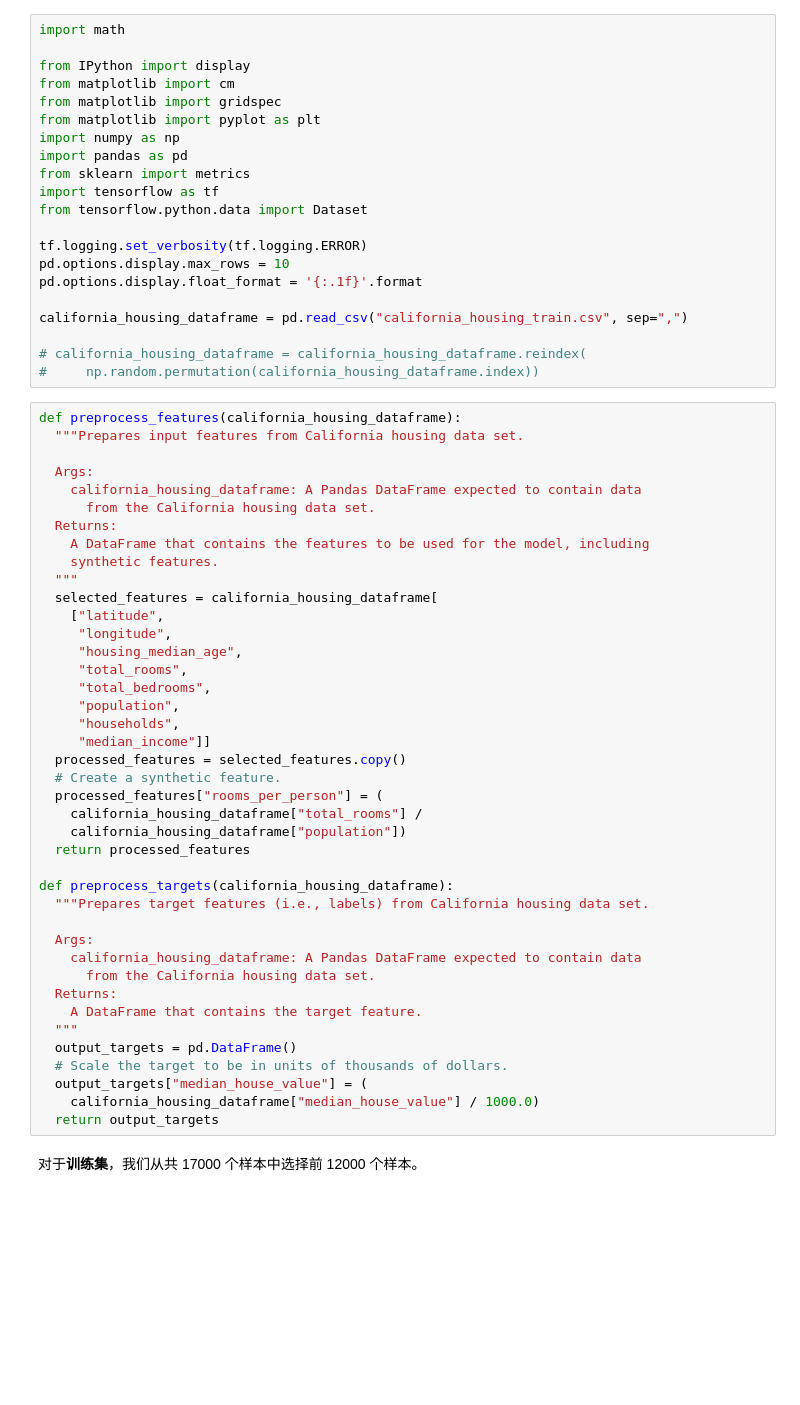
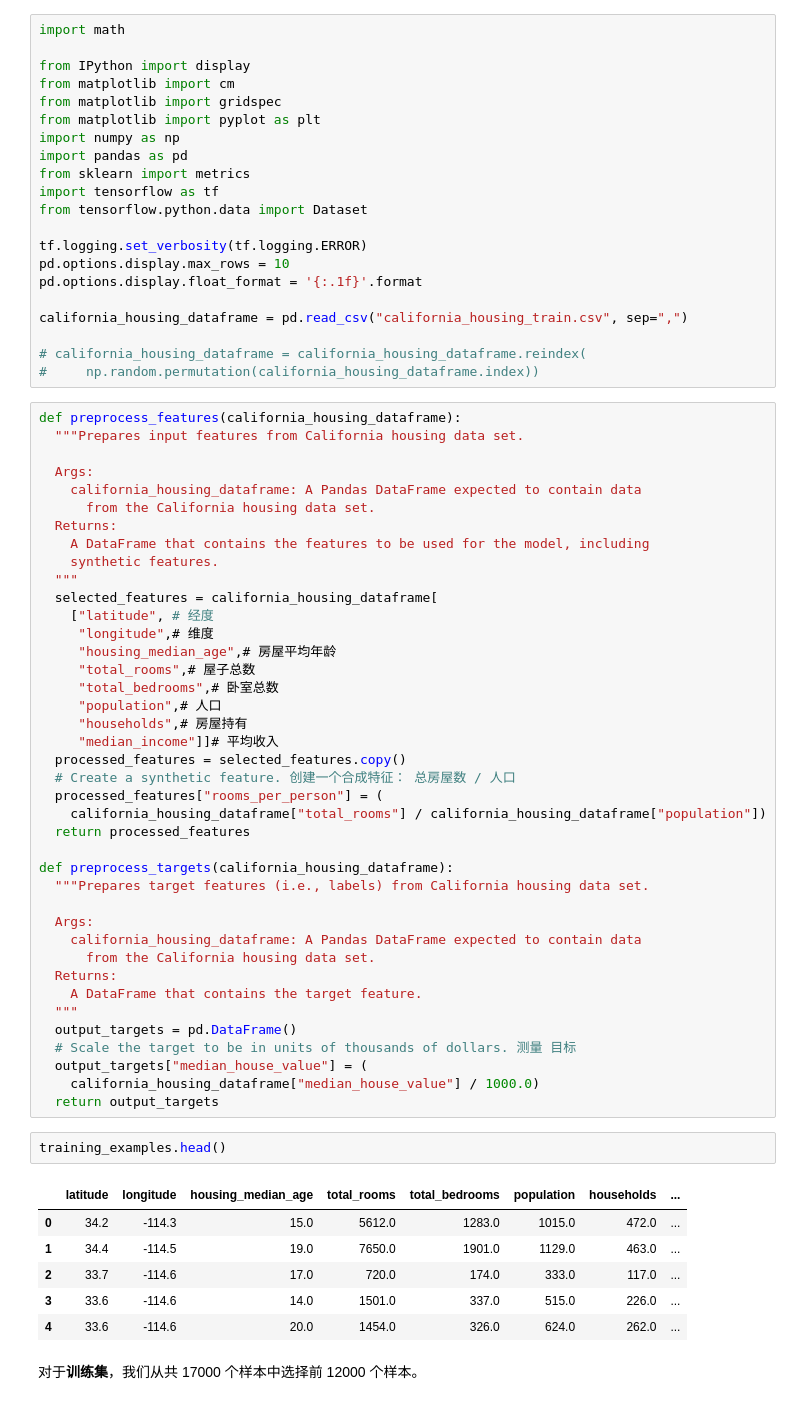
Before and after one commit to HBU/Jupyter, a Jupyter notebook: 10TensorFlow/06validation.ipynb, the cells around one changed output. Cells and saved outputs as stored; diff of their text form; blank space fills up the shorter version.

```diff
--- a/10TensorFlow/06validation.ipynb
+++ b/10TensorFlow/06validation.ipynb
@@ -48,19 +48,18 @@ def preprocess_features(california_housing_dataframe):
     synthetic features.
   """
   selected_features = california_housing_dataframe[
-    ["latitude",
-     "longitude",
-     "housing_median_age",
-     "total_rooms",
-     "total_bedrooms",
-     "population",
-     "households",
-     "median_income"]]
+    ["latitude", # 经度
+     "longitude",# 维度
+     "housing_median_age",# 房屋平均年龄
+     "total_rooms",# 屋子总数
+     "total_bedrooms",# 卧室总数
+     "population",# 人口
+     "households",# 房屋持有
+     "median_income"]]# 平均收入
   processed_features = selected_features.copy()
-  # Create a synthetic feature.
+  # Create a synthetic feature. 创建一个合成特征： 总房屋数 / 人口
   processed_features["rooms_per_person"] = (
-    california_housing_dataframe["total_rooms"] /
-    california_housing_dataframe["population"])
+    california_housing_dataframe["total_rooms"] / california_housing_dataframe["population"])
   return processed_features
 
 def preprocess_targets(california_housing_dataframe):
@@ -73,9 +72,18 @@ def preprocess_targets(california_housing_dataframe):
     A DataFrame that contains the target feature.
   """
   output_targets = pd.DataFrame()
-  # Scale the target to be in units of thousands of dollars.
+  # Scale the target to be in units of thousands of dollars. 测量 目标
   output_targets["median_house_value"] = (
     california_housing_dataframe["median_house_value"] / 1000.0)
   return output_targets
+# %%
+training_examples.head()
+# %% [output]
+|  | latitude | longitude | housing_median_age | total_rooms | total_bedrooms | population | households | ... |
+| 0 | 34.2 | -114.3 | 15.0 | 5612.0 | 1283.0 | 1015.0 | 472.0 | ... |
+| 1 | 34.4 | -114.5 | 19.0 | 7650.0 | 1901.0 | 1129.0 | 463.0 | ... |
+| 2 | 33.7 | -114.6 | 17.0 | 720.0 | 174.0 | 333.0 | 117.0 | ... |
+| 3 | 33.6 | -114.6 | 14.0 | 1501.0 | 337.0 | 515.0 | 226.0 | ... |
+| 4 | 33.6 | -114.6 | 20.0 | 1454.0 | 326.0 | 624.0 | 262.0 | ... |
 # %% [markdown]
  对于**训练集**，我们从共 17000 个样本中选择前 12000 个样本。
```
Also changed, not shown: parts of 9 cells of this notebook, 1 other file.
